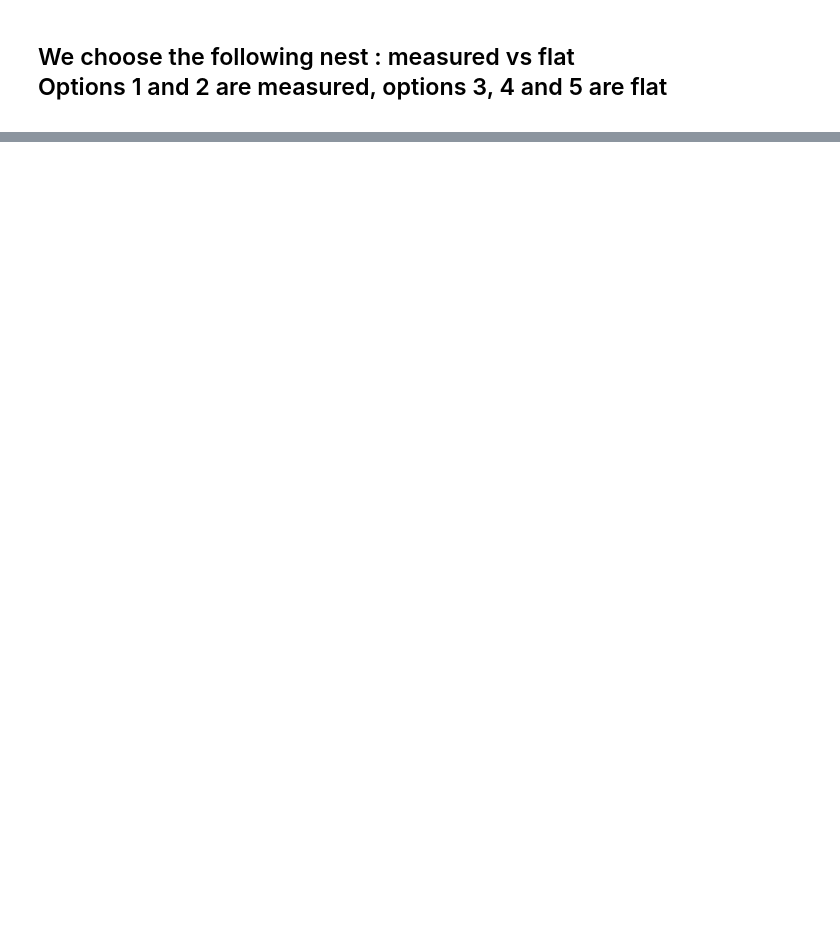
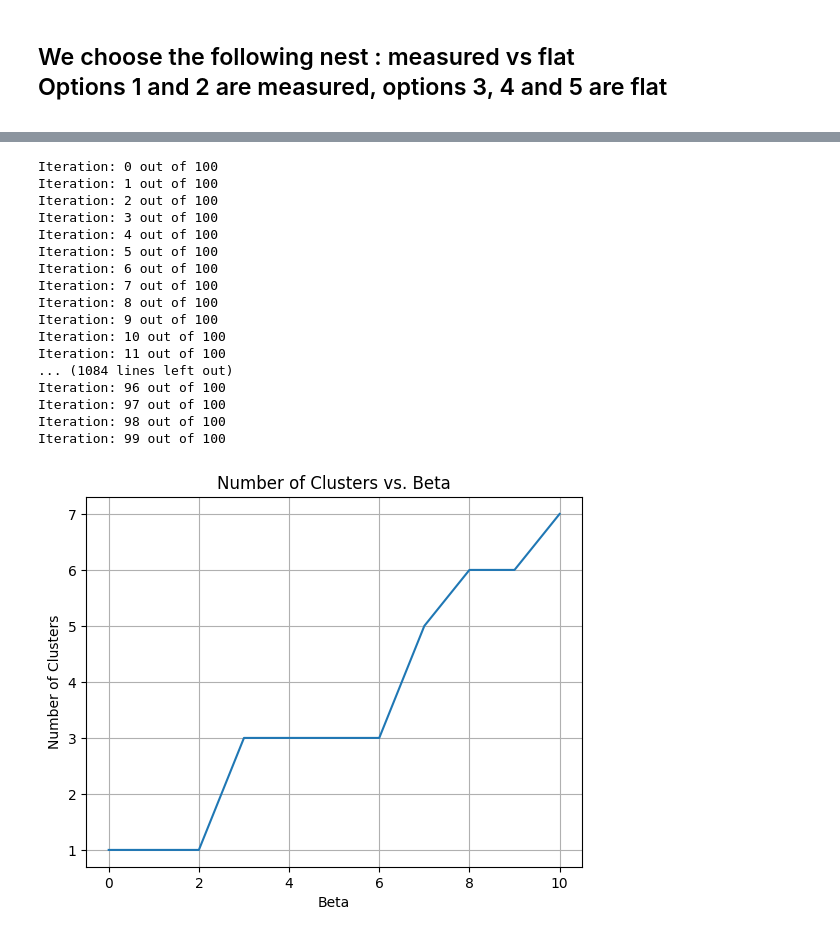
Before and after one commit to alex-monti/Master-Thesis, a Jupyter notebook: NLM-telephone.ipynb, the cells around one changed output, grey strips where cells are left out. Cells and saved outputs as stored; diff of their text form; code cells hidden in the pictures; blank space fills up the shorter version.

```diff
--- a/NLM-telephone.ipynb
+++ b/NLM-telephone.ipynb
@@ -190,0 +240,43 @@ data.head(15)
+# %%
+betas = np.linspace(0, 10, 11)
+# Initialize an empty list to store the number of clusters
+num_clusters_list = []
+
+# Iterate over each beta value
+for beta in betas:
+    # Run iterative_algorithm to obtain q_t_given_x
+    q_t_given_x, _, _ = geom_DIB(p_xy, max_iter=100, beta=beta)
+
+    # Calculate the number of clusters
+    column_sum = np.sum(q_t_given_x, axis=0)
+    num_clusters = np.count_nonzero(column_sum)
+
+    # Append the number of clusters to the list
+    num_clusters_list.append(num_clusters)
+
+# Plot the number of clusters against beta values
+plt.plot(betas, num_clusters_list)
+plt.xlabel('Beta')
+plt.ylabel('Number of Clusters')
+plt.title('Number of Clusters vs. Beta')
+plt.grid(True)
+plt.show()
+# %% [output]
+Iteration: 0 out of 100
+Iteration: 1 out of 100
+Iteration: 2 out of 100
+Iteration: 3 out of 100
+Iteration: 4 out of 100
+Iteration: 5 out of 100
+Iteration: 6 out of 100
+Iteration: 7 out of 100
+Iteration: 8 out of 100
+Iteration: 9 out of 100
+Iteration: 10 out of 100
+Iteration: 11 out of 100
+... (1084 lines left out)
+Iteration: 96 out of 100
+Iteration: 97 out of 100
+Iteration: 98 out of 100
+Iteration: 99 out of 100
+[figure, added]
```
Also changed, not shown: parts of 25 cells of this notebook, 20 other files.
